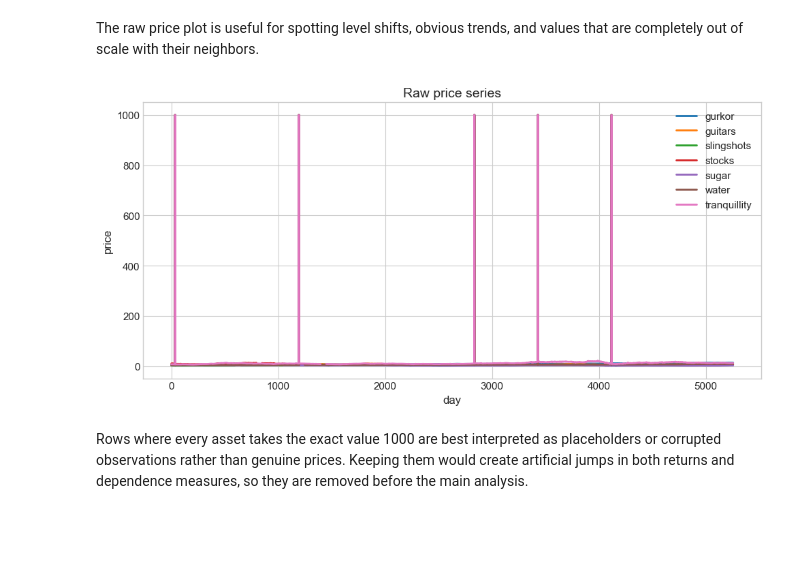
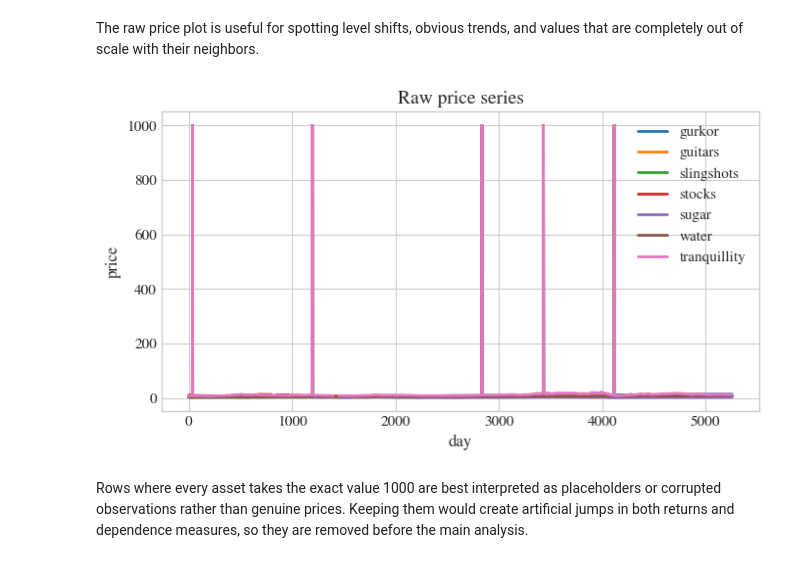
Before and after one commit to PeOll/TMS088, a Jupyter notebook: Subtasks/task1.ipynb, the cells around one changed output. Cells and saved outputs as stored; diff of their text form; code cells hidden in the pictures; blank space fills up the shorter version.

```diff
--- a/Subtasks/task1.ipynb
+++ b/Subtasks/task1.ipynb
@@ -22,14 +22,13 @@ from scipy.spatial.distance import squareform
 from statsmodels.graphics.gofplots import qqplot
 
 repo_root = Path.cwd()
-if not (repo_root / "config").exists():
-    repo_root = repo_root.parent
-sys.path.append(str(repo_root))
+sys.path.append(str(repo_root.parent))
 
 from config.plot_config import plot_config
 from Subtasks.series_analysis import PriceAnalysis
 
-plot_config()
+output = plot_config() / "task1"
+output.mkdir(exist_ok=True)
 # %% [markdown]
 ## 1. Load the raw data
 # %%
@@ -65,17 +57,19 @@ Raw shape: (5456, 7)
 # %% [markdown]
 The raw price plot is useful for spotting level shifts, obvious trends, and values that are completely out of scale with their neighbors.
 # %%
-fig, ax = plt.subplots(figsize=(10, 5))
+fig, ax = plt.subplots()
 for column in raw_prices.columns:
     ax.plot(raw_prices.index, raw_prices[column], label=column)
 ax.set_title("Raw price series")
 ax.set_xlabel("day")
 ax.set_ylabel("price")
 ax.legend()
+
 plt.tight_layout()
+plt.savefig(output / "raw_price_series.png", bbox_inches="tight")
 plt.show()
 # %% [output]
-[figure, old version]
+[figure, new version]
 # %% [markdown]
 Rows where every asset takes the exact value 1000 are best interpreted as placeholders or corrupted observations rather than genuine prices. Keeping them would create artificial jumps in both returns and dependence measures, so they are removed before the main analysis.
 # %%
```
Also changed, not shown: parts of 21 cells of this notebook, 12 other files.
